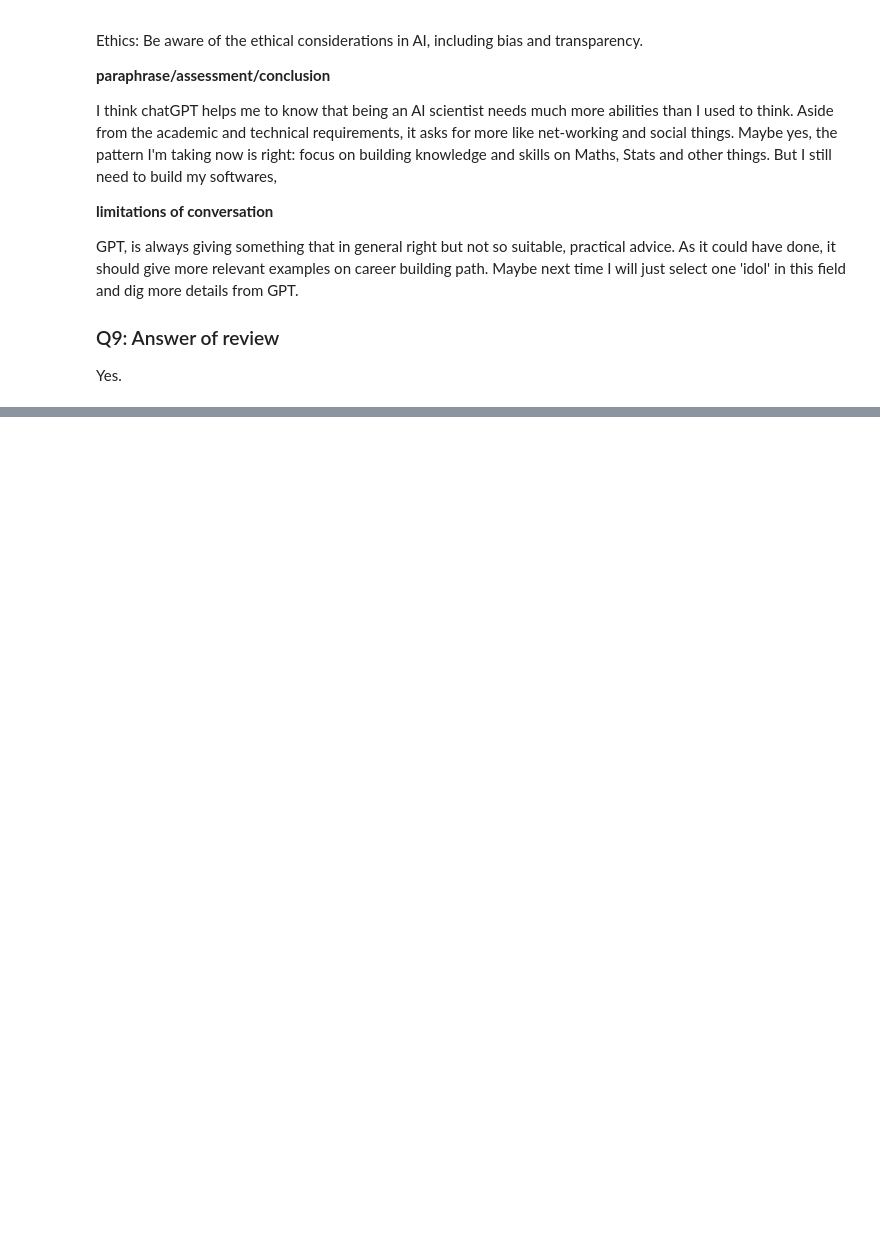
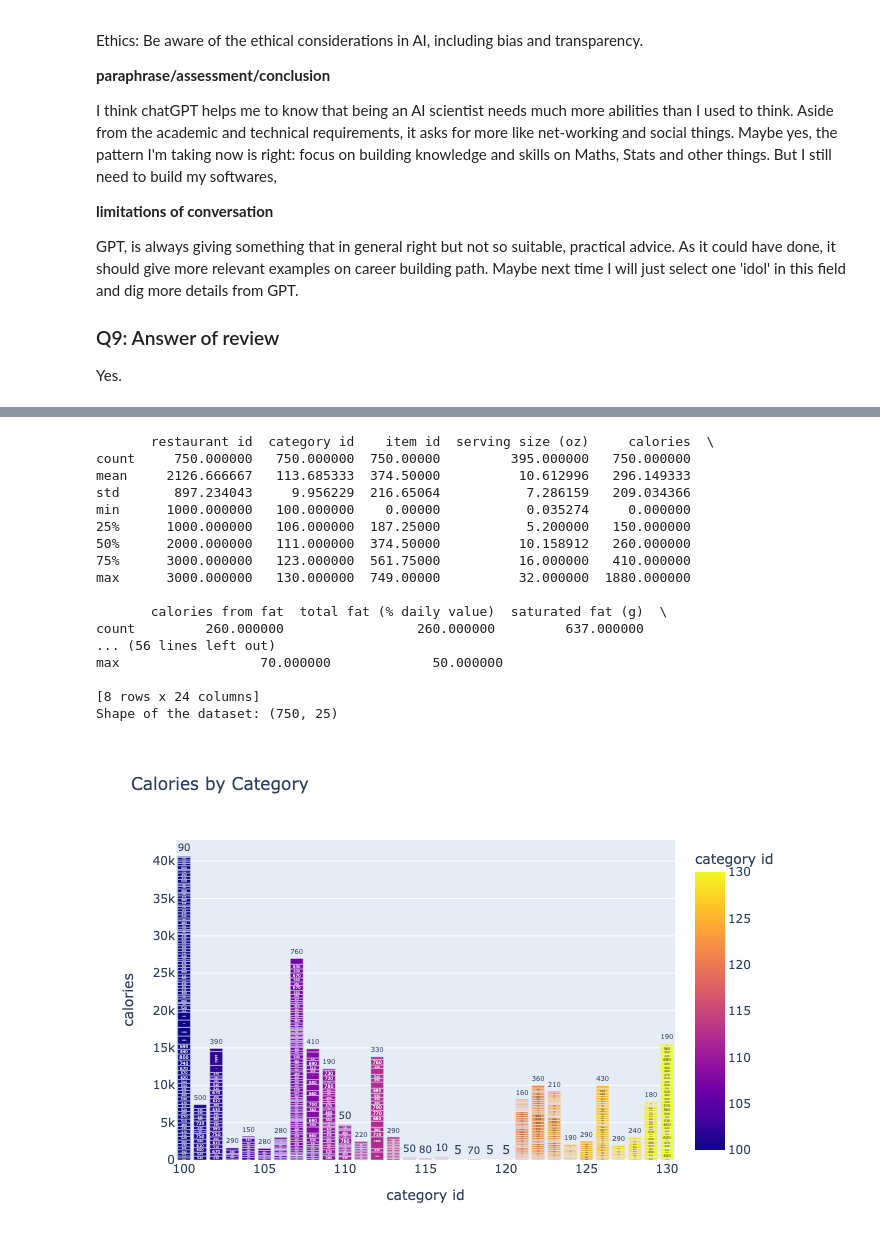
Before and after one commit to Hwwv/STA130, a Jupyter notebook: Notebook_STA130.ipynb, the cells around one changed output, grey strips where cells are left out. Cells and saved outputs as stored; diff of their text form; code cells hidden in the pictures; blank space fills up the shorter version.

```diff
--- a/Notebook_STA130.ipynb
+++ b/Notebook_STA130.ipynb
@@ -974,0 +1449,45 @@ Yes.
+# %%
+import pandas as pd
+import plotly.express as px
+
+# Load the dataset
+df = pd.read_csv("https://raw.githubusercontent.com/manuelamc14/fast-food-Nutritional-Database/main/Tables/nutrition.csv")
+
+# Display basic statistics and shape
+stats = df.describe()
+shape = df.shape
+print(stats)
+print("Shape of the dataset:", shape)
+
+# Bar plot for calories by category
+bar_fig = px.bar(df, x='category id', y='calories', title='Calories by Category',
+                 color='category id', text='calories')
+bar_fig.show(renderer="png")
+
+# Histogram for total fat
+hist_fig = px.histogram(df, x='total fat (g)', title='Distribution of Total Fat in Restaurants',
+                         nbins=30)
+hist_fig.show(renderer="png")
+
+# Box plot for calories by serving size
+box_fig = px.box(df, x='serving size (oz)', y='calories', title='Calories by Serving Size')
+box_fig.show(renderer="png")
+# %% [output]
+       restaurant id  category id    item id  serving size (oz)     calories  \
+count     750.000000   750.000000  750.00000         395.000000   750.000000
+mean     2126.666667   113.685333  374.50000          10.612996   296.149333
+std       897.234043     9.956229  216.65064           7.286159   209.034366
+min      1000.000000   100.000000    0.00000           0.035274     0.000000
+25%      1000.000000   106.000000  187.25000           5.200000   150.000000
+50%      2000.000000   111.000000  374.50000          10.158912   260.000000
+75%      3000.000000   123.000000  561.75000          16.000000   410.000000
+max      3000.000000   130.000000  749.00000          32.000000  1880.000000
+
+       calories from fat  total fat (% daily value)  saturated fat (g)  \
+count         260.000000                 260.000000         637.000000
+... (56 lines left out)
+max                  70.000000             50.000000
+
+[8 rows x 24 columns]
+Shape of the dataset: (750, 25)
+[figure, added]
```
Also changed, not shown: parts of 19 cells of this notebook.
